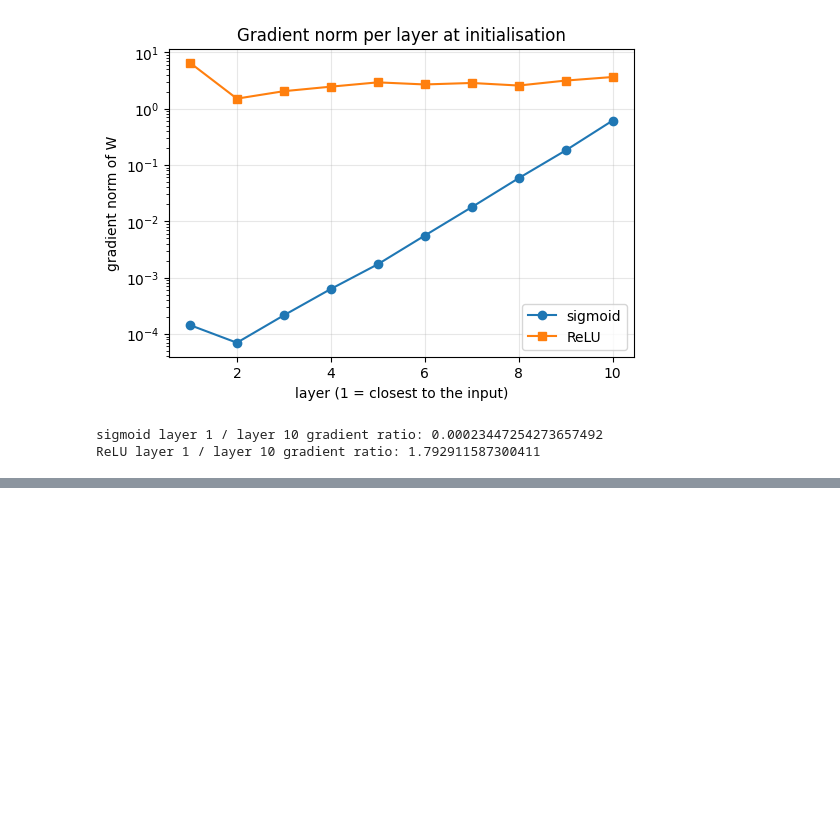
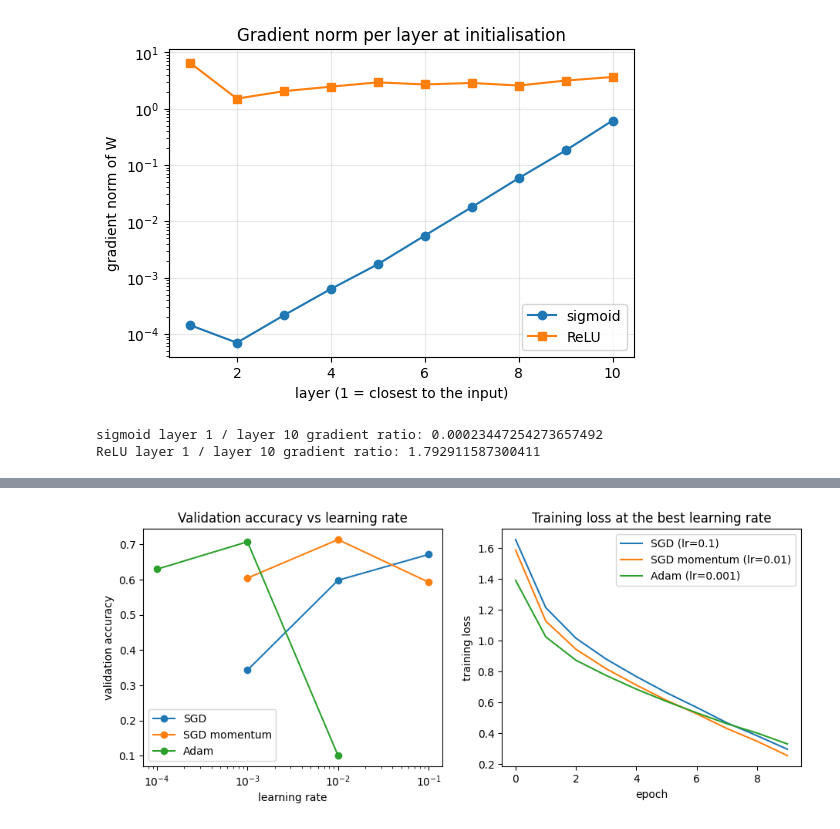
Before and after one commit to Nithira17/EN4554-Assignment_2-CNNs, a Jupyter notebook: assignment_2.ipynb, the cells around one changed output, grey strips where cells are left out. Saved outputs shown, nothing was run; the diff lists cells and outputs as text; code cells hidden in the pictures; blank space fills up the shorter version.

```diff
--- a/assignment_2.ipynb
+++ b/assignment_2.ipynb
@@ -283,0 +447,18 @@ ReLU layer 1 / layer 10 gradient ratio: 1.792911587300411
+# %%
+EPOCHS_2C = 10
+
+settings = {
+    'SGD':          (lambda p, lr: MySGD(p, lr=lr),               [0.001, 0.01, 0.1]),
+    'SGD momentum': (lambda p, lr: MySGD(p, lr=lr, momentum=0.9), [0.001, 0.01, 0.1]),
+    'Adam':         (lambda p, lr: MyAdam(p, lr=lr),              [0.0001, 0.001, 0.01]),
+}
+
+results_2c = {}
+for opt_name, (make_opt, lrs) in settings.items():
+    for lr in lrs:
+        torch.manual_seed(0)
+        model = SmallCNN().to(device)
+        optimizer = make_opt(model.parameters(), lr)
+        results_2c[(opt_name, lr)] = train(model, optimizer, EPOCHS_2C, X_train, y_train, X_val, y_val)
+        print(f'{opt_name:13s} lr={lr:<7} | final train loss {results_2c[(opt_name, lr)][0][-1]:.4f} '
+              f'| final val acc {results_2c[(opt_name, lr)][1][-1]:.4f}')
@@ -283,0 +475,22 @@ ReLU layer 1 / layer 10 gradient ratio: 1.792911587300411
+# %%
+plt.figure(figsize=(11, 4))
+
+# left: validation accuracy vs learning rate
+plt.subplot(1, 2, 1)
+best_lr = {}
+for opt_name, (make_opt, lrs) in settings.items():
+    accs = [results_2c[(opt_name, lr)][1][-1] for lr in lrs]
+    best_lr[opt_name] = lrs[int(np.argmax(accs))]
+    plt.semilogx(lrs, accs, 'o-', label=opt_name)
+plt.xlabel('learning rate'); plt.ylabel('validation accuracy')
+plt.title('Validation accuracy vs learning rate'); plt.legend()
+
+# right: training loss at the best learning rate of each optimizer
+plt.subplot(1, 2, 2)
+for opt_name in settings:
+    plt.plot(results_2c[(opt_name, best_lr[opt_name])][0], label=f'{opt_name} (lr={best_lr[opt_name]})')
+plt.xlabel('epoch'); plt.ylabel('training loss')
+plt.title('Training loss at the best learning rate'); plt.legend()
+plt.show()
+# %% [output]
+[figure, added]
```
Also changed, not shown: parts of 9 cells of this notebook.
